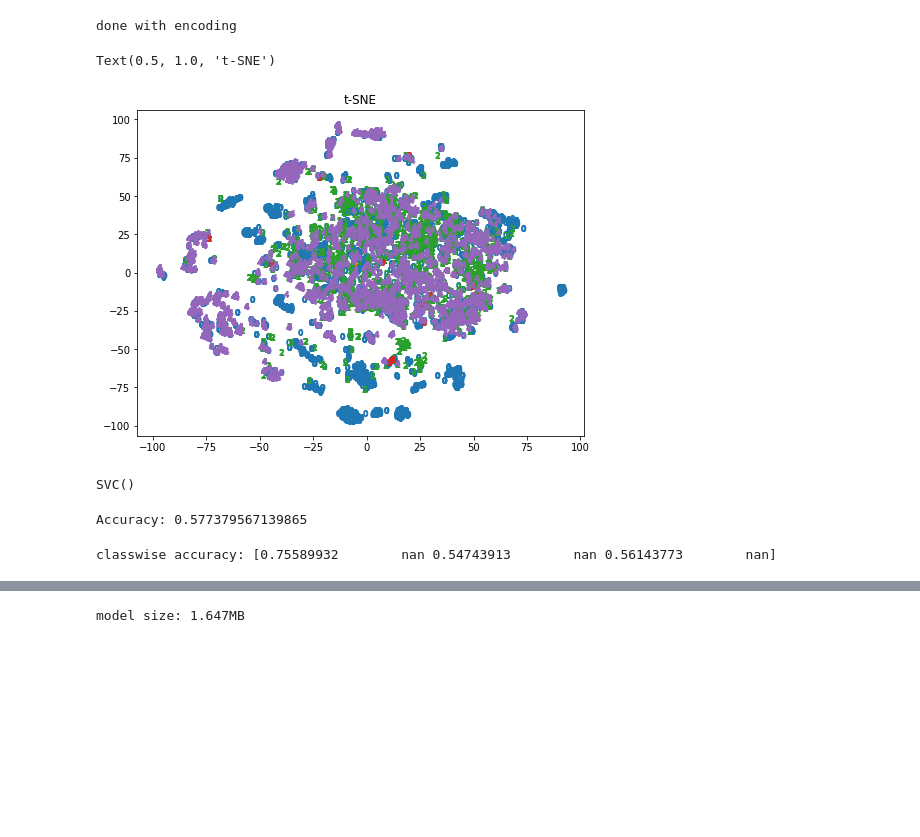
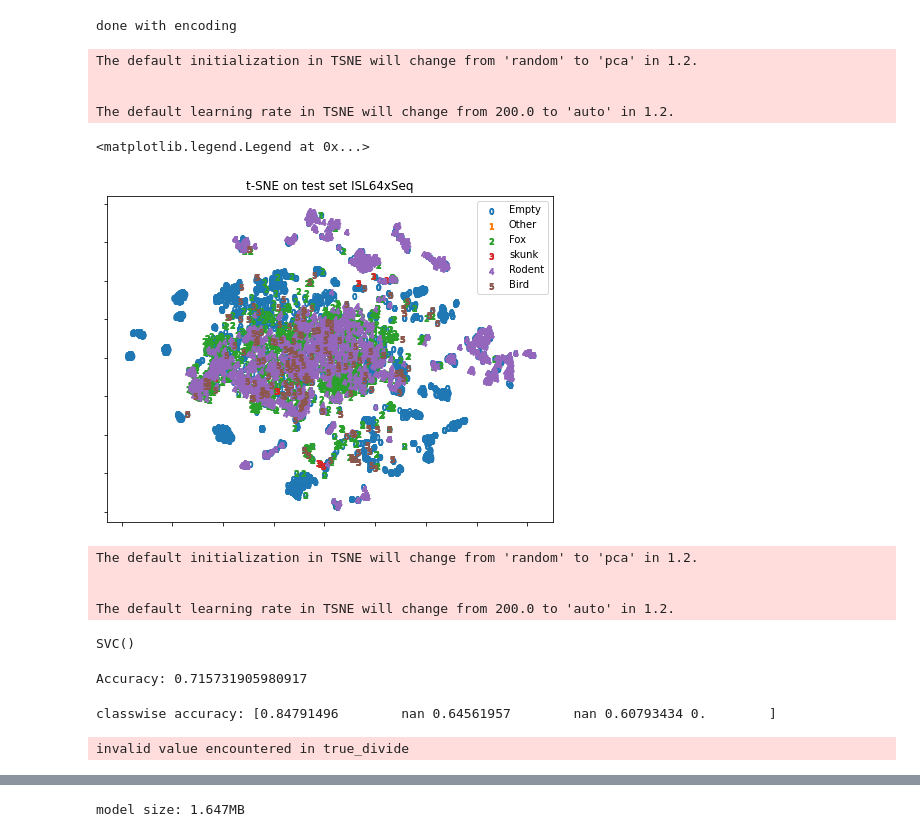
Before and after one commit to Jakob-98/modelpipeline, a Jupyter notebook: VAE_NEW/tsne.ipynb, the cells around one changed output, grey strips where cells are left out. Cells and saved outputs as stored; diff of their text form; code cells hidden in the pictures; blank space fills up the shorter version.

Commit message:
tsne

```diff
--- a/VAE_NEW/tsne.ipynb
+++ b/VAE_NEW/tsne.ipynb
@@ -26,6 +26,8 @@ Tensor = TypeVar('torch.tensor')
 class config:
     image_path = "c:/temp/dataset_final/islands/images/ISL64xSeqRGBTrain5/"
     ptpath = "C:\Projects\modelpipeline\\trained_models\\VAE_final_model_seq.pt"
+    valpath = 'C:/temp/data_final/islands/images/ISL64xSeqRGBVal20/'
+    testpath = 'C:/temp/data_final/islands/images/ISL64xSeqRGBTest20/'
 # %%
 
 
@@ -282,9 +284,11 @@ class CustomDataset(Dataset):
 # %%
 model = VanillaVAE(3, 128)
 model.load_state_dict(torch.load(config.ptpath))
+model.eval()
 
-tsne_loader_train = CustomDataset('C:/temp/data_final/islands/images/ISL64xSeqRGBVal20/', transforms.ToTensor())
-tsne_loader_test = CustomDataset('C:/temp/data_final/islands/images/ISL64xSeqRGBTest20/', transforms.ToTensor())
+# use validation set for training classifier...
+tsne_loader_train = CustomDataset(config.valpath, transforms.ToTensor())
+tsne_loader_test = CustomDataset(config.testpath, transforms.ToTensor())
 
 labels_train = []
 results_train = []
@@ -316,15 +320,31 @@ from matplotlib.cm import get_cmap
 cmap = get_cmap("tab10")
 
 labels = np.array(labels_test)
+# %% [output]
+The default initialization in TSNE will change from 'random' to 'pca' in 1.2.
+
+
+The default learning rate in TSNE will change from 200.0 to 'auto' in 1.2.
 # %%
 fig, ax = plt.subplots(1, 1, figsize=(8, 6))
 
-for i in range(5):
+for i in range(6):
     marker = "$" + str(i) + "$"
     idx = labels == i
     ax.scatter(tsne_results[idx, 0], tsne_results[idx, 1],
               marker=marker, color=cmap(i))
-ax.set_title("t-SNE")
+# Turn off tick labels
+ax.set_yticklabels([])
+ax.set_xticklabels([])
+ax.set_title("t-SNE on test set ISL64xSeq")
+plt.legend(["Empty", "Other", "Fox", "skunk", "Rodent", "Bird"], loc="upper right")
 # %% [output]
-Text(0.5, 1.0, 't-SNE')
+<matplotlib.legend.Legend at 0x...>
-[figure, old version]
+[figure, new version]
+# %%
+tsne_results3 = TSNE(n_components=3).fit_transform(results_test)
+# %% [output]
+The default initialization in TSNE will change from 'random' to 'pca' in 1.2.
+
+
+The default learning rate in TSNE will change from 200.0 to 'auto' in 1.2.
@@ -349,10 +380,11 @@ from sklearn import metrics
 # Model Accuracy: how often is the classifier correct?
 print("Accuracy:",metrics.accuracy_score(labels_test, ypred))
 # %% [output]
-Accuracy: 0.577379567139865
+Accuracy: 0.715731905980917
 # %%
 from sklearn.metrics import confusion_matrix, ConfusionMatrixDisplay, classification_report
 matrix = confusion_matrix(ypred, labels_test)
 print('classwise accuracy:', matrix.diagonal()/matrix.sum(axis=1))
 # %% [output]
-classwise accuracy: [0.75589932        nan 0.54743913        nan 0.56143773        nan]
+classwise accuracy: [0.84791496        nan 0.64561957        nan 0.60793434 0.        ]
+invalid value encountered in true_divide
```
Also changed, not shown: parts of 6 cells of this notebook, 1 other file.
